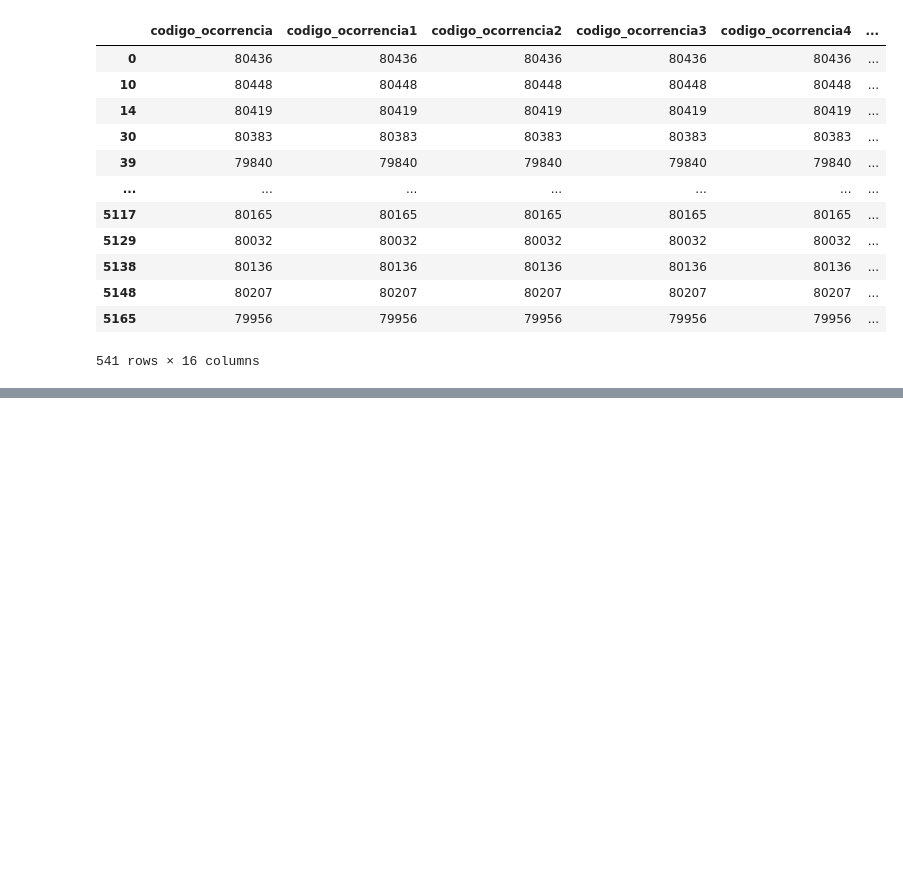
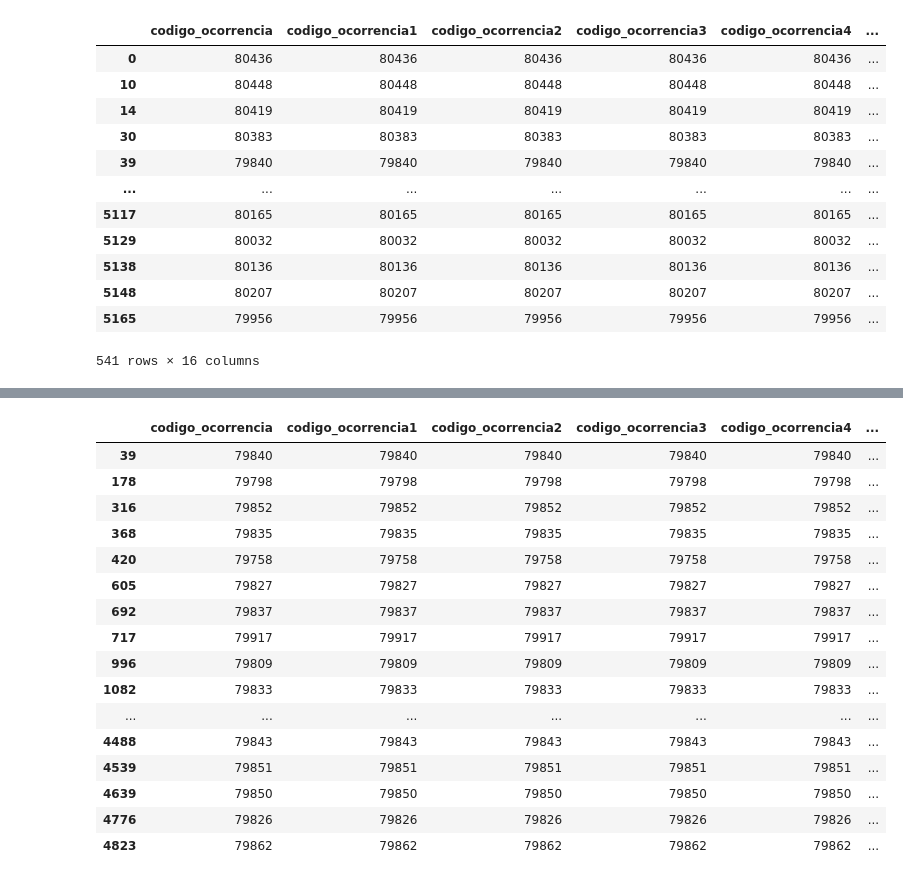
Before and after one commit to feuvpi/data-science, a Jupyter notebook: Ocorrencias_Aereas/transformação_notebook.ipynb, the cells around one changed output, grey strips where cells are left out. Drawn from its saved outputs; the diff is of its cells as text; code cells hidden in the pictures; blank space fills up the shorter version.

```diff
--- a/Ocorrencias_Aereas/transformação_notebook.ipynb
+++ b/Ocorrencias_Aereas/transformação_notebook.ipynb
@@ -284,3 +284,6 @@ df.loc[filtro]
 | 5148 | 80207 | 80207 | 80207 | 80207 | 80207 | ... |
 | 5165 | 79956 | 79956 | 79956 | 79956 | 79956 | ... |
 541 rows × 16 columns
+# %%
+# juntar o dia da ocorrencia e a hora em uma nova coluna
+df['ocorrencia_dia_hora'] = pd.to_datetime(df.ocorrencia_dia.astype(str) + ' ' + df.ocorrencia_hora)
@@ -286,0 +320,22 @@ df.loc[filtro]
+# %%
+filtro1 = df.ocorrencia_dia_hora >= '2020-12-31 00:00:00'
+filtro2 = df.ocorrencia_dia_hora <= '2021-01-30 00:00:00'
+df.loc[filtro1 & filtro2]
+# %% [output]
+|  | codigo_ocorrencia | codigo_ocorrencia1 | codigo_ocorrencia2 | codigo_ocorrencia3 | codigo_ocorrencia4 | ... |
+| 39 | 79840 | 79840 | 79840 | 79840 | 79840 | ... |
+| 178 | 79798 | 79798 | 79798 | 79798 | 79798 | ... |
+| 316 | 79852 | 79852 | 79852 | 79852 | 79852 | ... |
+| 368 | 79835 | 79835 | 79835 | 79835 | 79835 | ... |
+| 420 | 79758 | 79758 | 79758 | 79758 | 79758 | ... |
+| 605 | 79827 | 79827 | 79827 | 79827 | 79827 | ... |
+| 692 | 79837 | 79837 | 79837 | 79837 | 79837 | ... |
+| 717 | 79917 | 79917 | 79917 | 79917 | 79917 | ... |
+| 996 | 79809 | 79809 | 79809 | 79809 | 79809 | ... |
+| 1082 | 79833 | 79833 | 79833 | 79833 | 79833 | ... |
+| ... | ... | ... | ... | ... | ... | ... |
+| 4488 | 79843 | 79843 | 79843 | 79843 | 79843 | ... |
+| 4539 | 79851 | 79851 | 79851 | 79851 | 79851 | ... |
+| 4639 | 79850 | 79850 | 79850 | 79850 | 79850 | ... |
+| 4776 | 79826 | 79826 | 79826 | 79826 | 79826 | ... |
+| 4823 | 79862 | 79862 | 79862 | 79862 | 79862 | ... |
```
Also changed, not shown: parts of 3 cells of this notebook.
